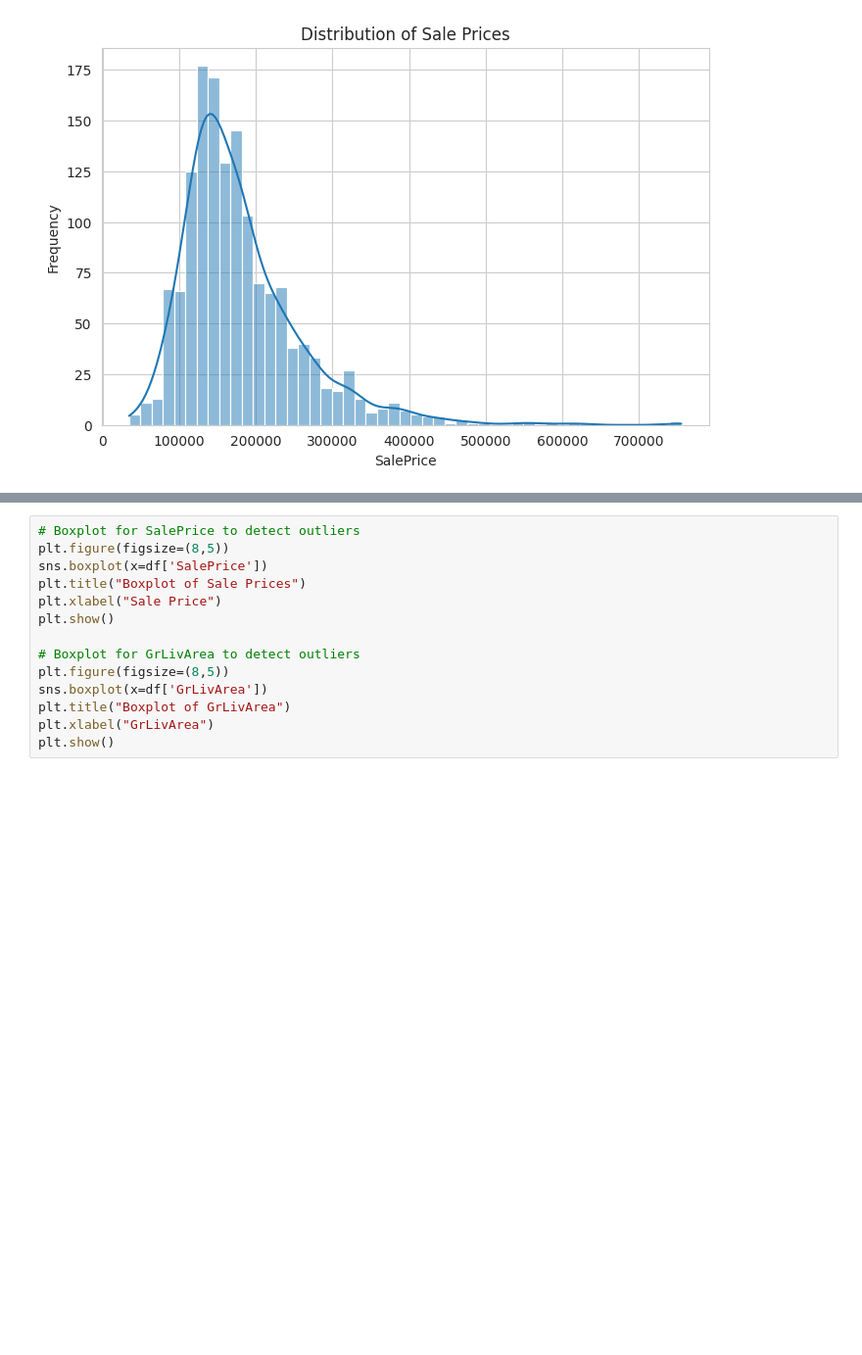
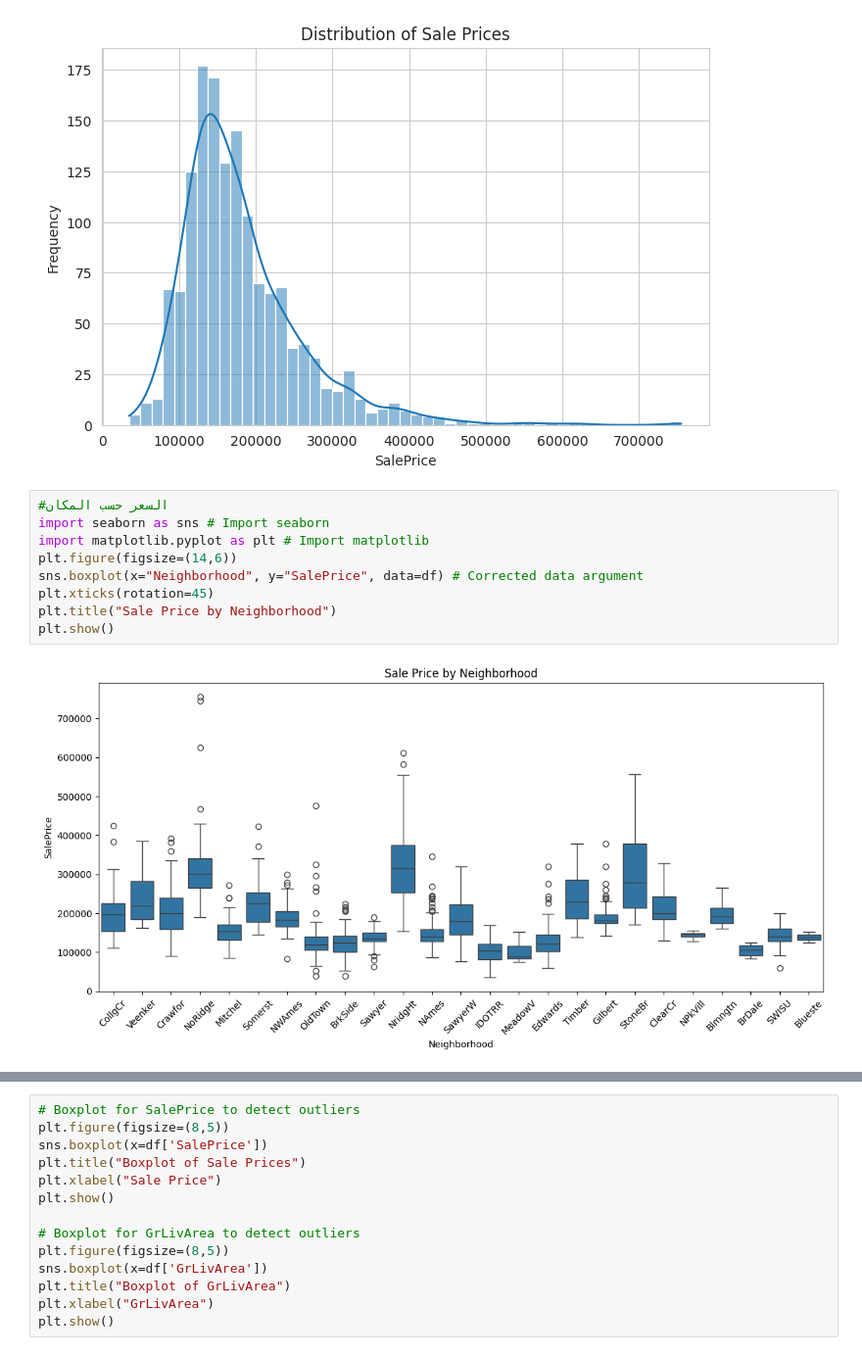
Before and after one commit to amar-emad/House-Price-Prediction-containing-, a Jupyter notebook: Untitled.ipynb, the cells around one changed output, grey strips where cells are left out. Shown at 98% size. Drawn from its saved outputs; the diff is of its cells as text; blank space fills up the shorter version.

```diff
--- a/Untitled.ipynb
+++ b/Untitled.ipynb
@@ -164,3 +186,14 @@ plt.ylabel("Frequency")
 plt.show()
 # %% [output]
 [figure]
+# %%
+#السعر حسب المكان
+import seaborn as sns # Import seaborn
+import matplotlib.pyplot as plt # Import matplotlib
+plt.figure(figsize=(14,6))
+sns.boxplot(x="Neighborhood", y="SalePrice", data=df) # Corrected data argument
+plt.xticks(rotation=45)
+plt.title("Sale Price by Neighborhood")
+plt.show()
+# %% [output]
+[figure, added]
```
Also changed, not shown: parts of 4 cells of this notebook.
